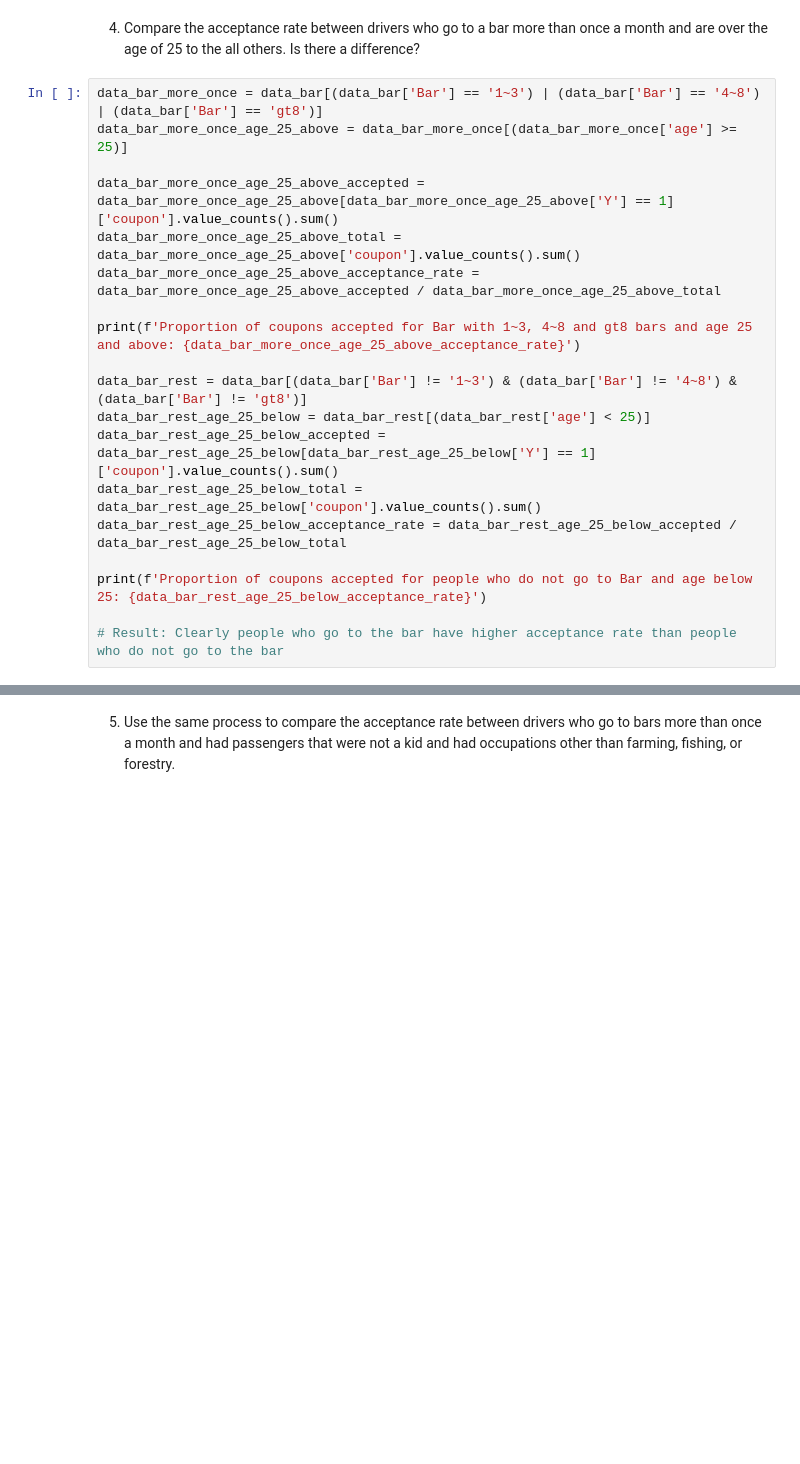
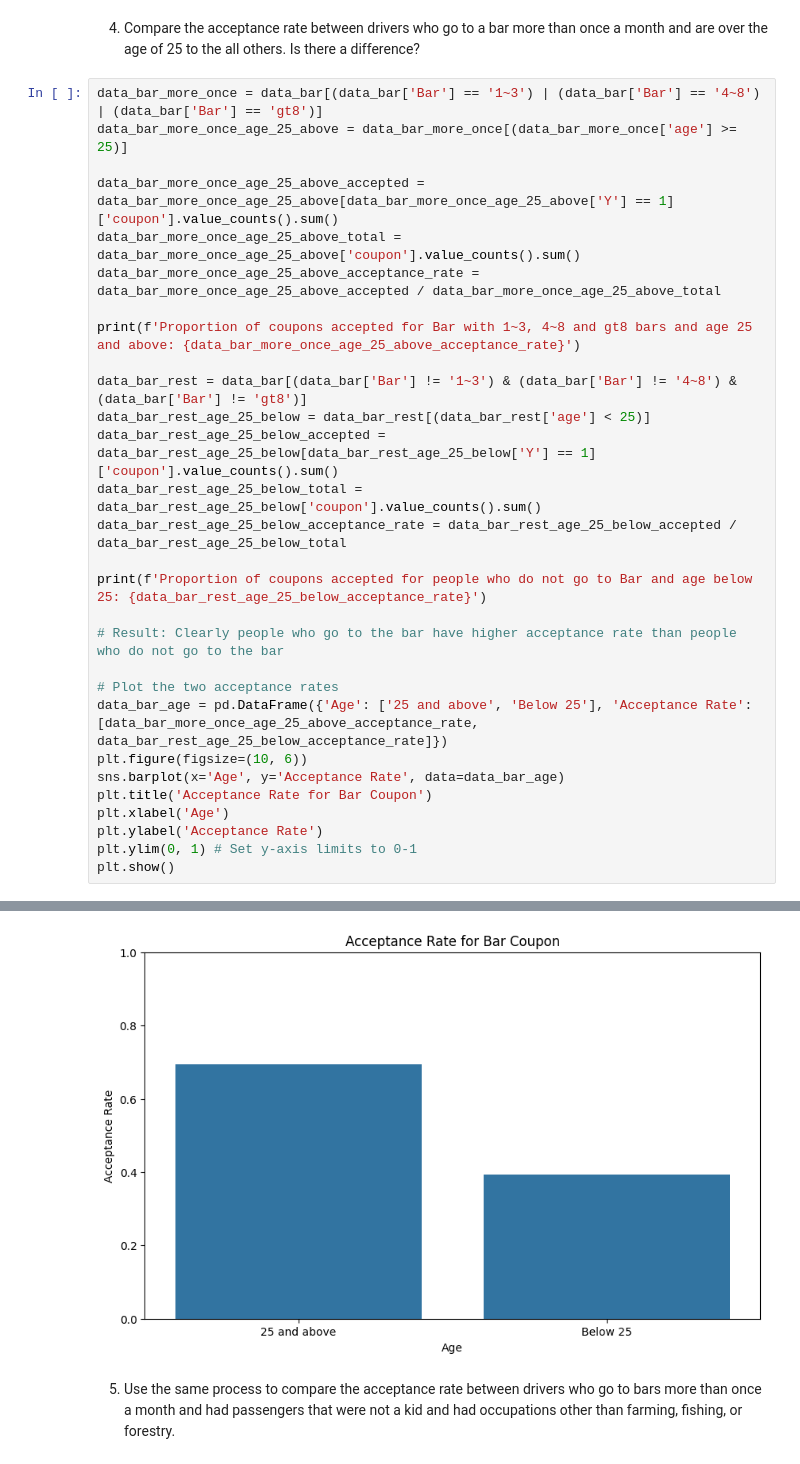
Before and after one commit to sohanit/CustomerCoupon, a Jupyter notebook: prompt.ipynb, the cells around one changed output, grey strips where cells are left out. Cells and saved outputs as stored; diff of their text form; blank space fills up the shorter version.

```diff
--- a/prompt.ipynb
+++ b/prompt.ipynb
@@ -235,25 +247,36 @@ Proportion of coupons accepted for Bar with 4~8 bars and gt8 bars: 0.76884422110
 # %%
 data_bar_more_once = data_bar[(data_bar['Bar'] == '1~3') | (data_bar['Bar'] == '4~8') | (data_bar['Bar'] == 'gt8')]
 data_bar_more_once_age_25_above = data_bar_more_once[(data_bar_more_once['age'] >= 25)]
 
 data_bar_more_once_age_25_above_accepted = data_bar_more_once_age_25_above[data_bar_more_once_age_25_above['Y'] == 1]['coupon'].value_counts().sum()
 data_bar_more_once_age_25_above_total = data_bar_more_once_age_25_above['coupon'].value_counts().sum()
 data_bar_more_once_age_25_above_acceptance_rate = data_bar_more_once_age_25_above_accepted / data_bar_more_once_age_25_above_total
 
 print(f'Proportion of coupons accepted for Bar with 1~3, 4~8 and gt8 bars and age 25 and above: {data_bar_more_once_age_25_above_acceptance_rate}')
 
 data_bar_rest = data_bar[(data_bar['Bar'] != '1~3') & (data_bar['Bar'] != '4~8') & (data_bar['Bar'] != 'gt8')]
 data_bar_rest_age_25_below = data_bar_rest[(data_bar_rest['age'] < 25)]
 data_bar_rest_age_25_below_accepted = data_bar_rest_age_25_below[data_bar_rest_age_25_below['Y'] == 1]['coupon'].value_counts().sum()
 data_bar_rest_age_25_below_total = data_bar_rest_age_25_below['coupon'].value_counts().sum()
 data_bar_rest_age_25_below_acceptance_rate = data_bar_rest_age_25_below_accepted / data_bar_rest_age_25_below_total
 
 print(f'Proportion of coupons accepted for people who do not go to Bar and age below 25: {data_bar_rest_age_25_below_acceptance_rate}')
 
 # Result: Clearly people who go to the bar have higher acceptance rate than people who do not go to the bar
+
+# Plot the two acceptance rates
+data_bar_age = pd.DataFrame({'Age': ['25 and above', 'Below 25'], 'Acceptance Rate': [data_bar_more_once_age_25_above_acceptance_rate, data_bar_rest_age_25_below_acceptance_rate]})
+plt.figure(figsize=(10, 6))
+sns.barplot(x='Age', y='Acceptance Rate', data=data_bar_age)
+plt.title('Acceptance Rate for Bar Coupon')
+plt.xlabel('Age')
+plt.ylabel('Acceptance Rate')
+plt.ylim(0, 1) # Set y-axis limits to 0-1
+plt.show()
 # %% [output]
 Proportion of coupons accepted for Bar with 1~3, 4~8 and gt8 bars and age 25 and above: 0.6952380952380952
 Proportion of coupons accepted for people who do not go to Bar and age below 25: 0.3932926829268293
+[figure, added]
 # %% [markdown]
 5. Use the same process to compare the acceptance rate between drivers who go to bars more than once a month and had passengers that were not a kid and had occupations other than farming, fishing, or forestry.
 # %%
```
Also changed, not shown: parts of 4 cells of this notebook.
